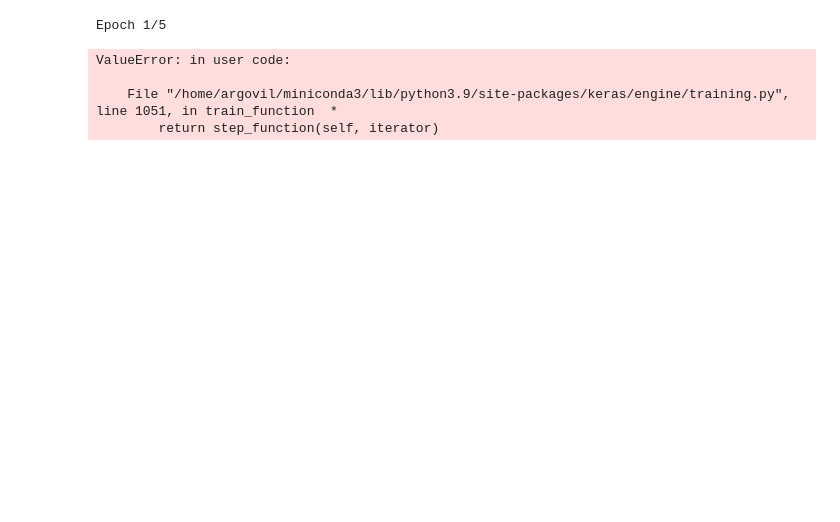
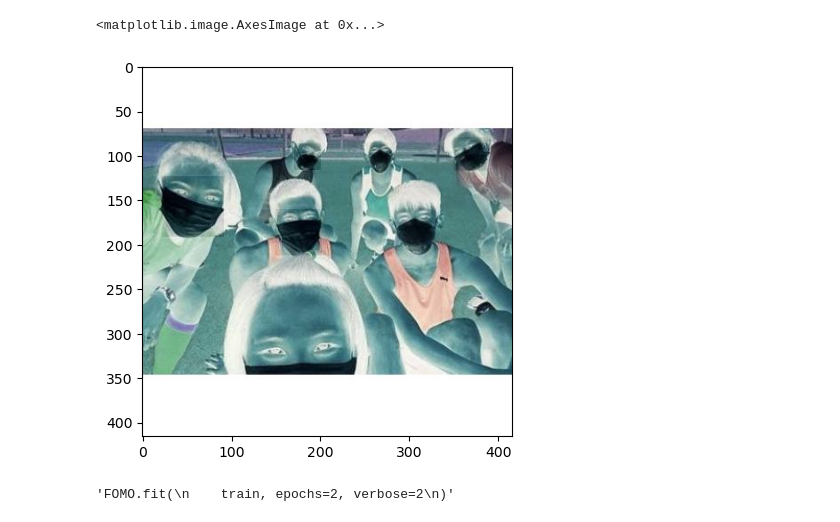
Before and after one commit to techCamAI/models-, a Jupyter notebook: FOMO-trial/training.ipynb, the cells around one changed output. Saved outputs shown, nothing was run; the diff lists cells and outputs as text; code cells hidden in the pictures; blank space fills up the shorter version.

```diff
--- a/FOMO-trial/training.ipynb
+++ b/FOMO-trial/training.ipynb
@@ -56,3 +55,8 @@ tfds.core.DatasetInfo(
+# %%
+plt.imshow(~next(train.as_numpy_iterator())[0])
+# %% [output]
+<matplotlib.image.AxesImage at 0x...>
+[figure, added]
 # %%
 def pre_process(image, label):
     return tf.cast(image, tf.float32)/255, label
@@ -68,11 +72,7 @@ def data_process(ds, split:str):
 train, test, valid = data_process(train, 'train'), data_process(test, 'test'), data_process(valid, 'valid')
 # %%
 FOMO.fit(
-    train, epochs=5, verbose=2
+    train, epochs=2, verbose=2
 )
 # %% [output]
-Epoch 1/5
+'FOMO.fit(\n    train, epochs=2, verbose=2\n)'
-ValueError: in user code:
-
-    File "/home/argovil/miniconda3/lib/python3.9/site-packages/keras/engine/training.py", line 1051, in train_function  *
-        return step_function(self, iterator)
```
Also changed, not shown: parts of 4 cells of this notebook, 2 other files.
